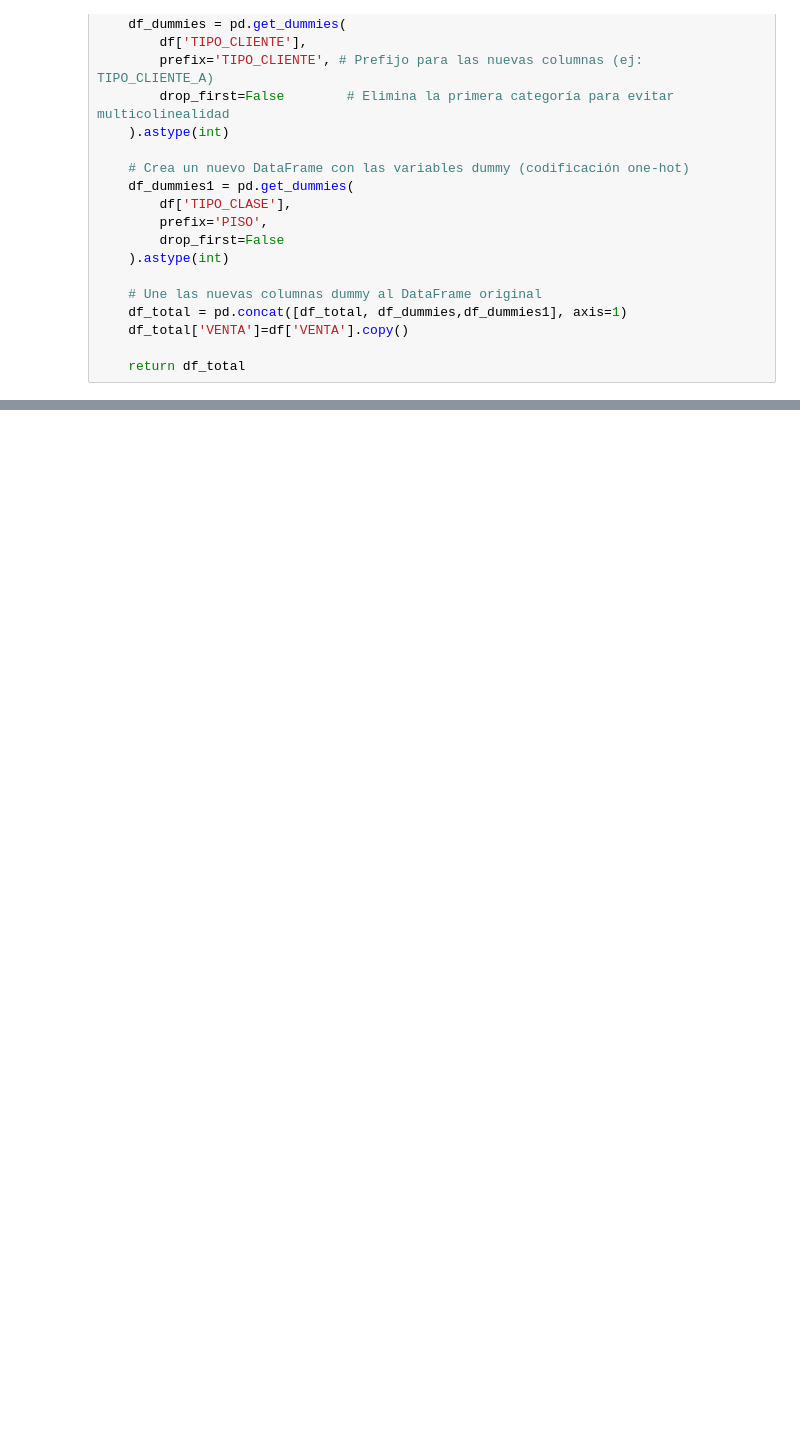
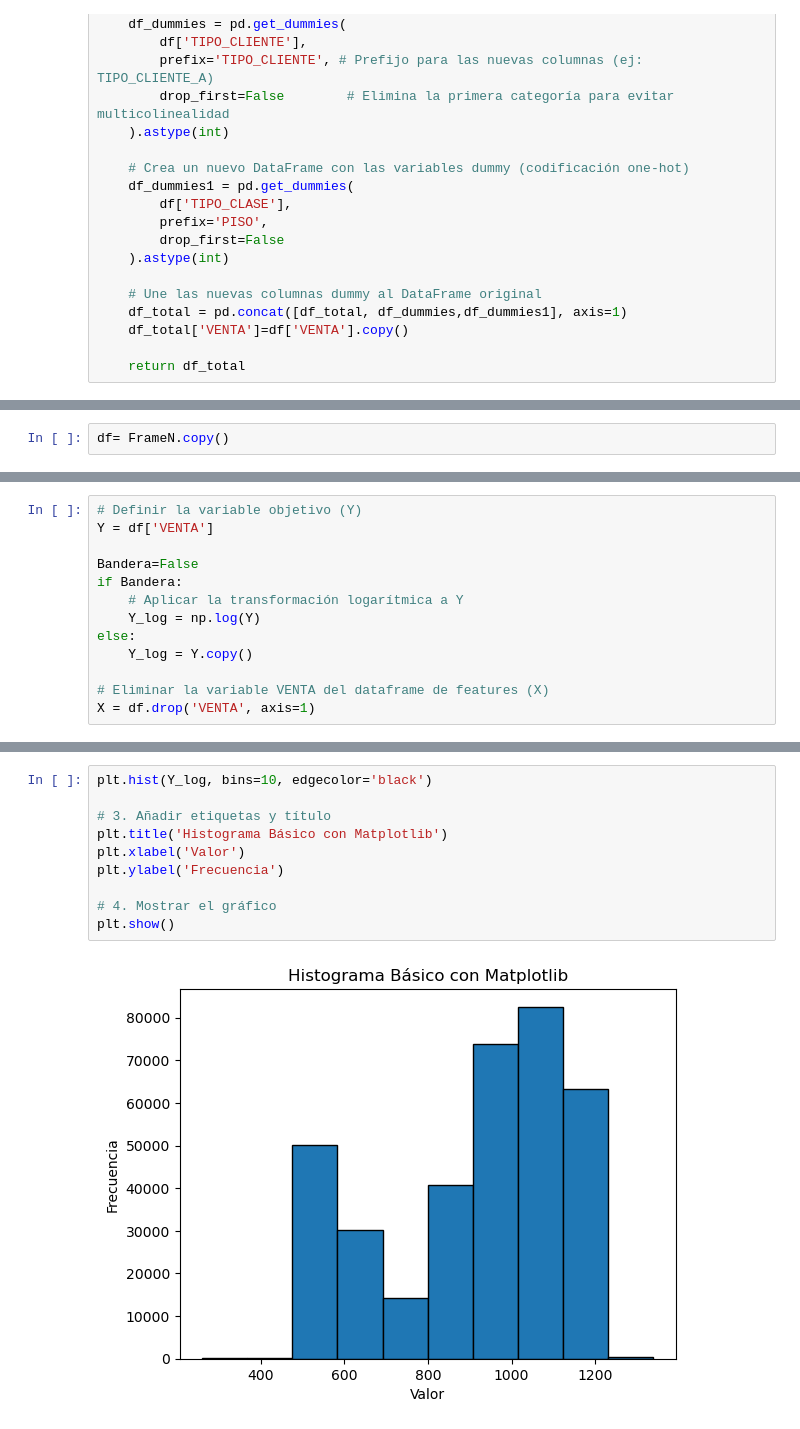
Before and after one commit to CossJe/Tarifa_Dinamica, a Jupyter notebook: 9.DynamicPricing_ETN/data4RedNE.ipynb, the cells around one changed output, grey strips where cells are left out. Cells and saved outputs as stored; diff of their text form; blank space fills up the shorter version.

```diff
--- a/9.DynamicPricing_ETN/data4RedNE.ipynb
+++ b/9.DynamicPricing_ETN/data4RedNE.ipynb
@@ -93,0 +120,2 @@ FrameN.to_excel('PruebaData4RedN.xlsx')
+# %%
+df= FrameN.copy()
@@ -93,0 +126,13 @@ FrameN.to_excel('PruebaData4RedN.xlsx')
+# %%
+# Definir la variable objetivo (Y)
+Y = df['VENTA']
+
+Bandera=False
+if Bandera:
+    # Aplicar la transformación logarítmica a Y
+    Y_log = np.log(Y)
+else:
+    Y_log = Y.copy()
+
+# Eliminar la variable VENTA del dataframe de features (X)
+X = df.drop('VENTA', axis=1)
@@ -93,0 +150,12 @@ FrameN.to_excel('PruebaData4RedN.xlsx')
+# %%
+plt.hist(Y_log, bins=10, edgecolor='black')
+
+# 3. Añadir etiquetas y título
+plt.title('Histograma Básico con Matplotlib')
+plt.xlabel('Valor')
+plt.ylabel('Frecuencia')
+
+# 4. Mostrar el gráfico
+plt.show()
+# %% [output]
+[figure, added]
```
Also changed, not shown: parts of 28 cells of this notebook, 1 other file.
